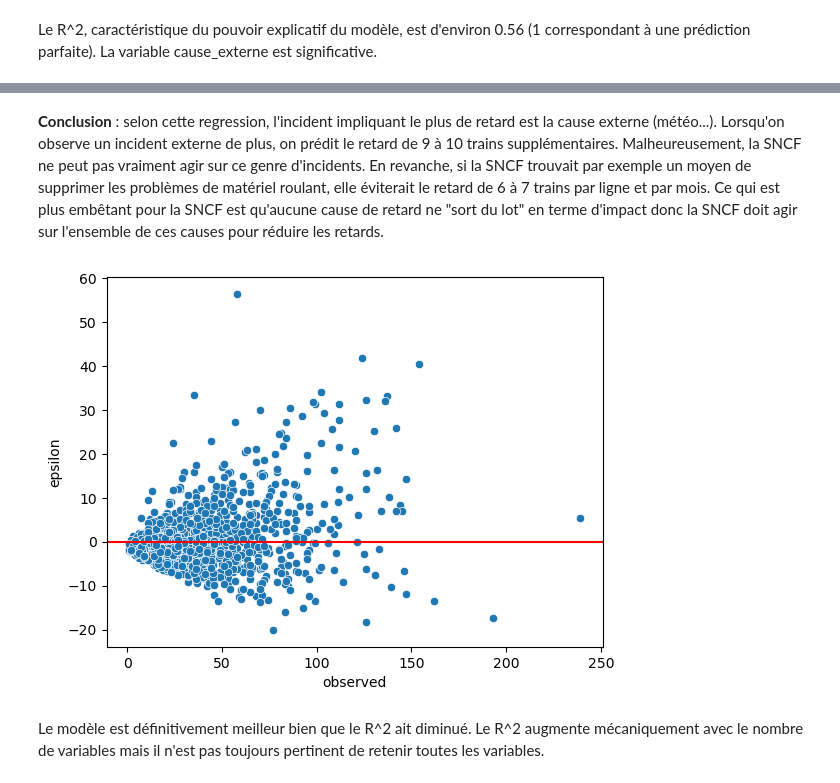
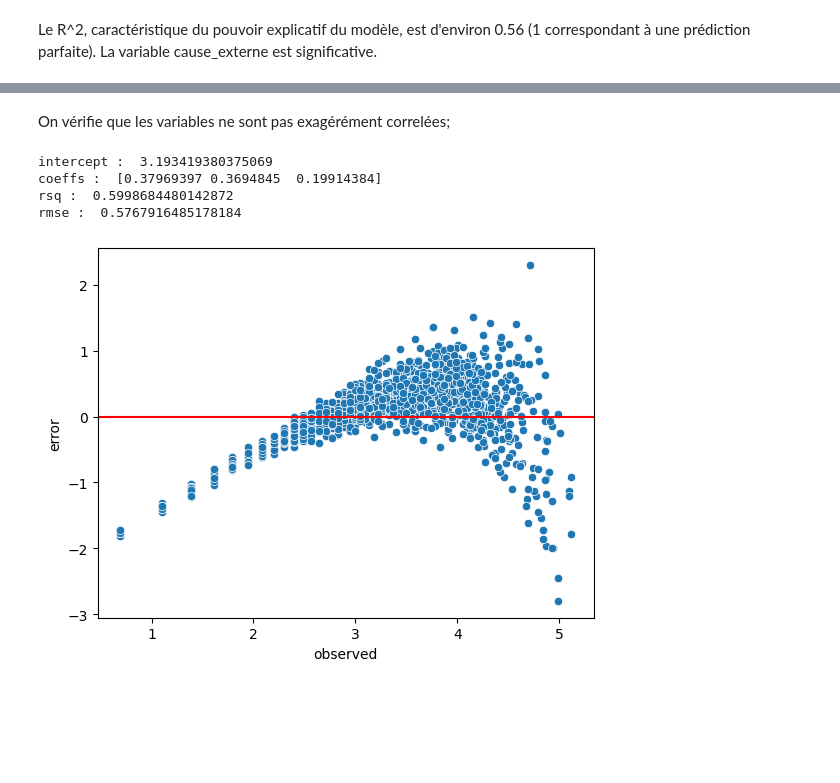
Before and after one commit to DiegoRenaud/Exercice, a Jupyter notebook: regression_lasso.ipynb, the cells around one changed output, grey strips where cells are left out. Drawn from its saved outputs; the diff is of its cells as text; code cells hidden in the pictures; blank space fills up the shorter version.

```diff
--- a/regression_lasso.ipynb
+++ b/regression_lasso.ipynb
@@ -306,13 +258,14 @@ Notes:
-# %% [markdown]
-**Conclusion** : selon cette regression, l'incident impliquant le plus de retard est la cause externe (météo...). Lorsqu'on observe un incident externe de plus, on prédit le retard de 9 à 10 trains supplémentaires. Malheureusement, la SNCF ne peut pas vraiment agir sur ce genre d'incidents.
-En revanche, si la SNCF trouvait par exemple un moyen de supprimer les problèmes de matériel roulant, elle éviterait le retard de 6 à 7 trains par ligne et par mois.
-Ce qui est plus embêtant pour la SNCF est qu'aucune cause de retard ne "sort du lot" en terme d'impact donc la SNCF doit agir sur l'ensemble de ces causes pour réduire les retards.
-# %%
-xTest = reg_3[2]
-yTest = reg_3[4]
-yPred = results_3.predict(xTest)
-visu_erreur(yPred, yTest)
-# %% [output]
-[figure, removed]
-# %% [markdown]
-Le modèle est définitivement meilleur bien que le R^2 ait diminué. Le R^2 augmente mécaniquement avec le nombre de variables mais il n'est pas toujours pertinent de retenir toutes les variables.
+# %% [markdown]
+On vérifie que les variables ne sont pas exagérément correlées;
+# %%
+x = df_retards[features_selec]
+y = df_retards['log_nb_train_retard_arrivee']
+
+prediction(x, y)
+print()
+# %% [output]
+intercept :  3.193419380375069
+coeffs :  [0.37969397 0.3694845  0.19914384]
+rsq :  0.5998684480142872
+rmse :  0.5767916485178184
+[figure, added]
```
Also changed, not shown: parts of 32 cells of this notebook.
